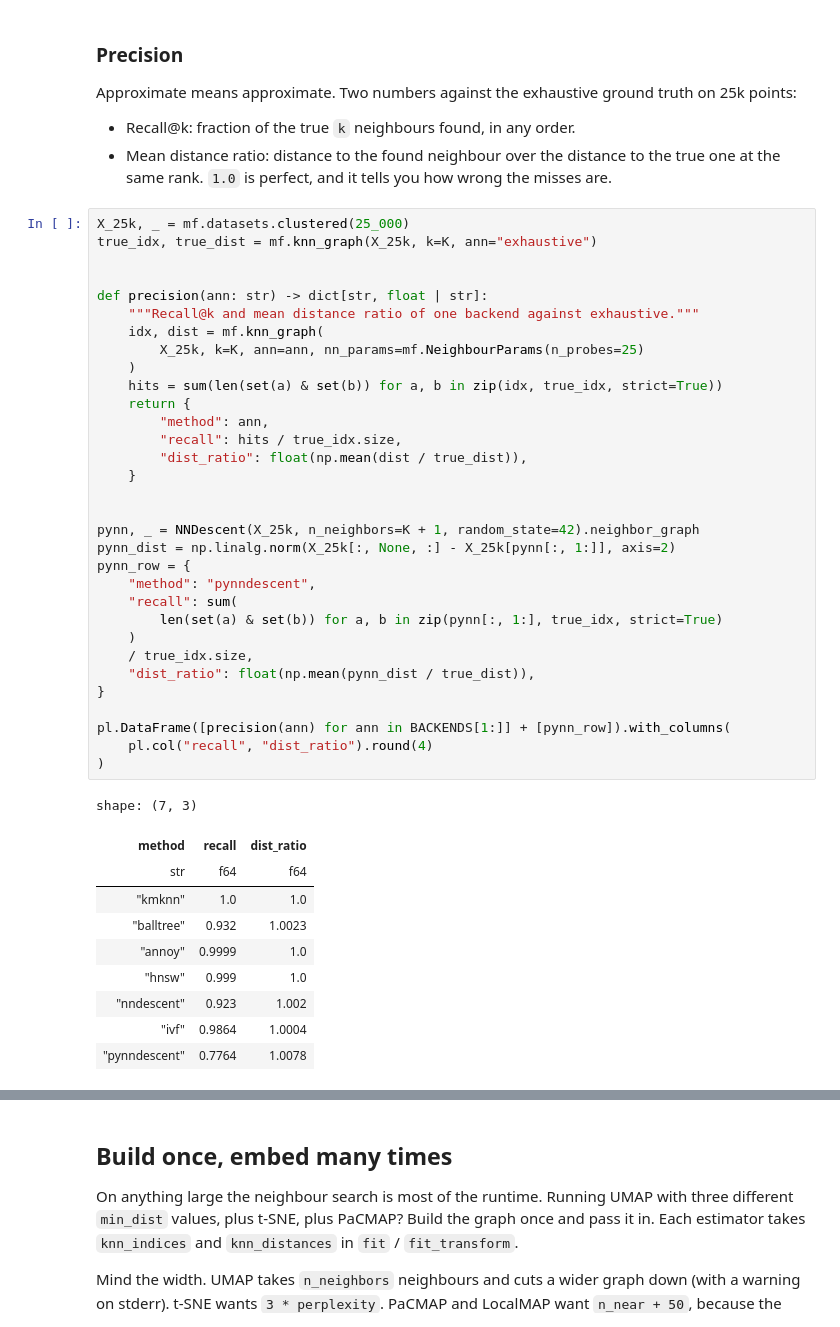
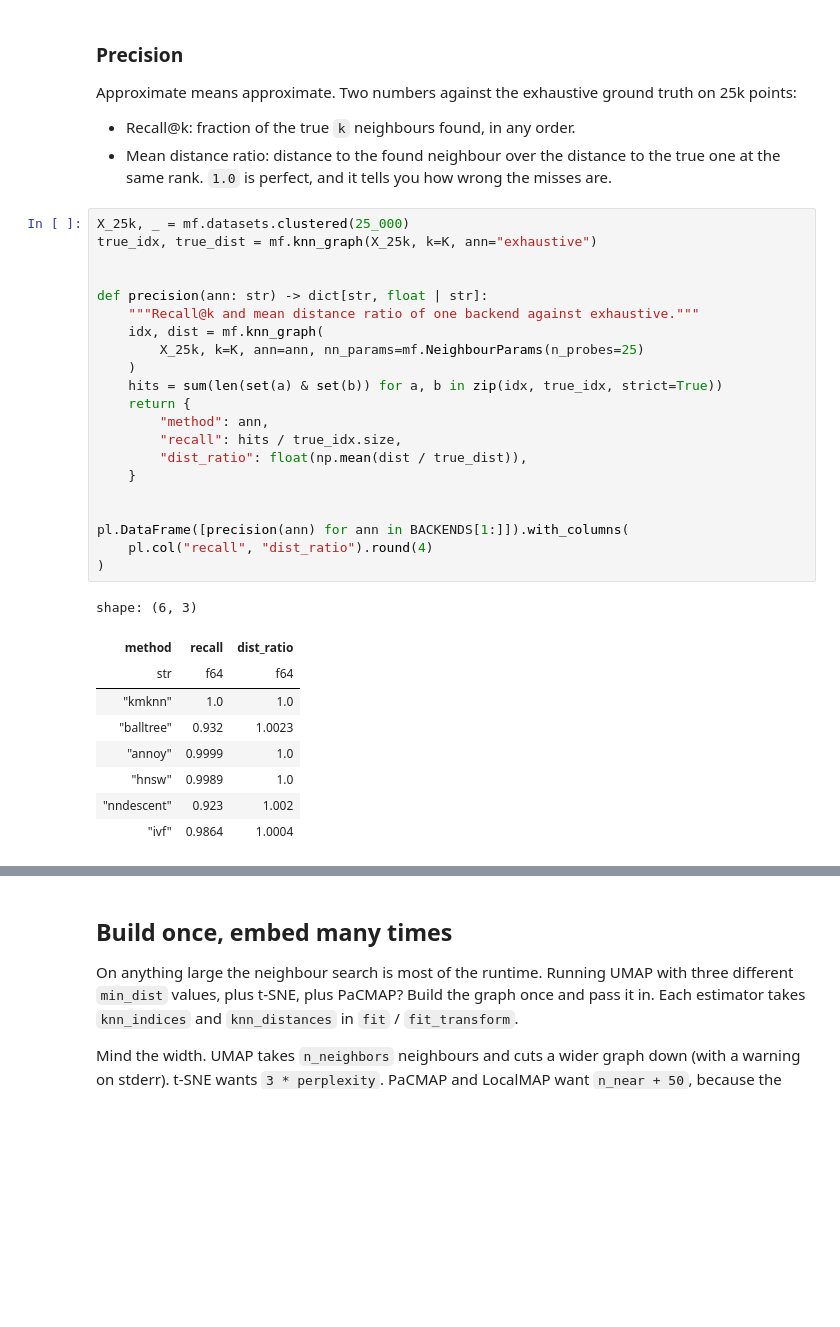
Before and after one commit to GregorLueg/manifolds-rs, a Jupyter notebook: python/docs/vignettes/knn_searches.ipynb, the cells around one changed output, grey strips where cells are left out. Cells and saved outputs as stored; diff of their text form; blank space fills up the shorter version.

```diff
--- a/python/docs/vignettes/knn_searches.ipynb
+++ b/python/docs/vignettes/knn_searches.ipynb
@@ -158,46 +141,34 @@ truth on 25k points:
 # %%
 X_25k, _ = mf.datasets.clustered(25_000)
 true_idx, true_dist = mf.knn_graph(X_25k, k=K, ann="exhaustive")
 
 
 def precision(ann: str) -> dict[str, float | str]:
     """Recall@k and mean distance ratio of one backend against exhaustive."""
     idx, dist = mf.knn_graph(
         X_25k, k=K, ann=ann, nn_params=mf.NeighbourParams(n_probes=25)
     )
     hits = sum(len(set(a) & set(b)) for a, b in zip(idx, true_idx, strict=True))
     return {
         "method": ann,
         "recall": hits / true_idx.size,
         "dist_ratio": float(np.mean(dist / true_dist)),
     }
 
 
-pynn, _ = NNDescent(X_25k, n_neighbors=K + 1, random_state=42).neighbor_graph
-pynn_dist = np.linalg.norm(X_25k[:, None, :] - X_25k[pynn[:, 1:]], axis=2)
-pynn_row = {
-    "method": "pynndescent",
-    "recall": sum(
-        len(set(a) & set(b)) for a, b in zip(pynn[:, 1:], true_idx, strict=True)
-    )
-    / true_idx.size,
-    "dist_ratio": float(np.mean(pynn_dist / true_dist)),
-}
-
-pl.DataFrame([precision(ann) for ann in BACKENDS[1:]] + [pynn_row]).with_columns(
+pl.DataFrame([precision(ann) for ann in BACKENDS[1:]]).with_columns(
     pl.col("recall", "dist_ratio").round(4)
 )
 # %% [output]
-shape: (7, 3)
+shape: (6, 3)
 | method | recall | dist_ratio |
 | str | f64 | f64 |
 | "kmknn" | 1.0 | 1.0 |
 | "balltree" | 0.932 | 1.0023 |
 | "annoy" | 0.9999 | 1.0 |
-| "hnsw" | 0.999 | 1.0 |
+| "hnsw" | 0.9989 | 1.0 |
 | "nndescent" | 0.923 | 1.002 |
 | "ivf" | 0.9864 | 1.0004 |
-| "pynndescent" | 0.7764 | 1.0078 |
 # %% [markdown]
 Look at the distance ratio before you panic about a recall number. The
 synthetic clusters are tight, so lots of points sit at nearly identical
```
Also changed, not shown: parts of 6 cells of this notebook, 1 other file.
